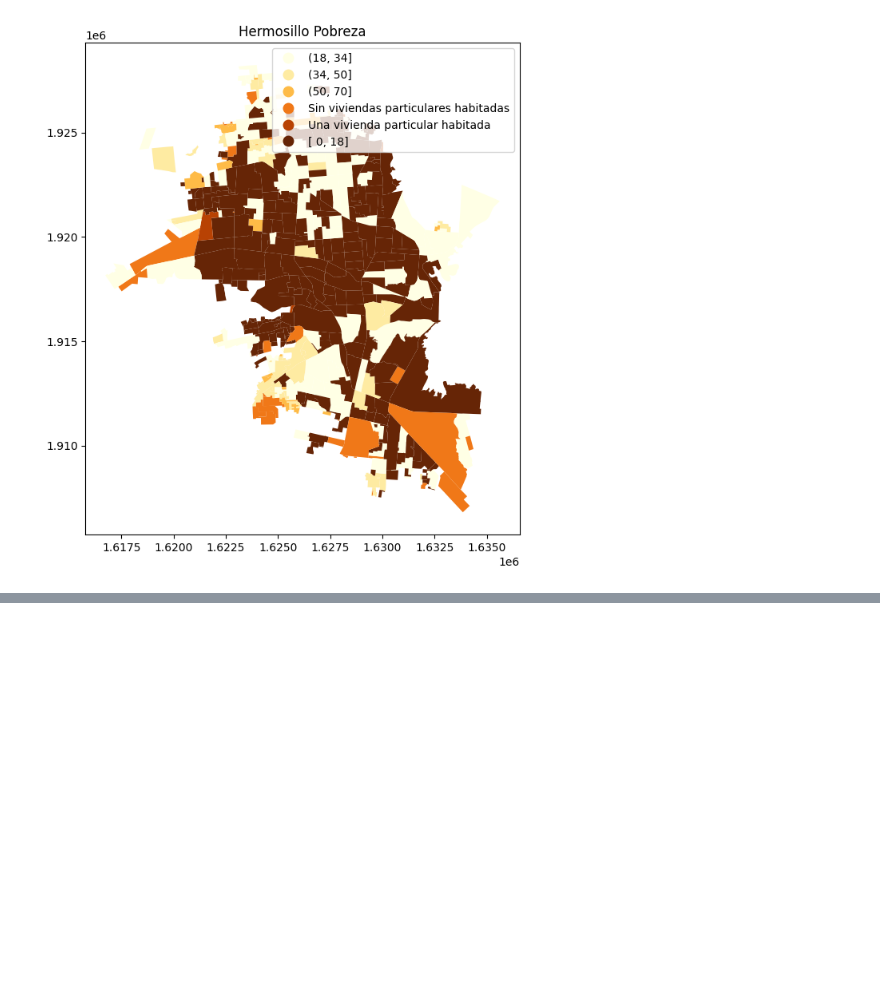
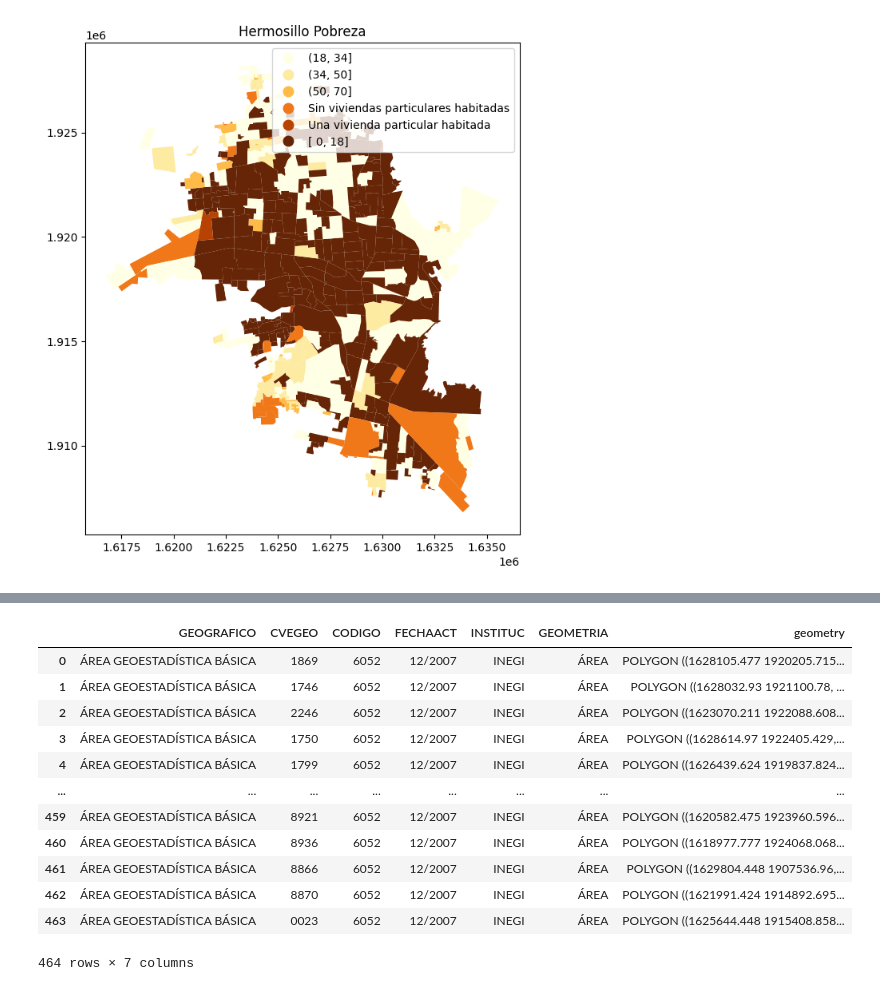
Before and after one commit to BSM-Analytics/proyecto-baches-hmo, a Jupyter notebook: notebooks/1.3_jmsd_socioeconomico_2015.ipynb, the cells around one changed output, grey strips where cells are left out. Cells and saved outputs as stored; diff of their text form; code cells hidden in the pictures; blank space fills up the shorter version.

```diff
--- a/notebooks/1.3_jmsd_socioeconomico_2015.ipynb
+++ b/notebooks/1.3_jmsd_socioeconomico_2015.ipynb
@@ -545,0 +587,17 @@ plt.show()
+# %%
+df.CVEGEO = df.CVEGEO.str[-4:]
+df
+# %% [output]
+|  | GEOGRAFICO | CVEGEO | CODIGO | FECHAACT | INSTITUC | GEOMETRIA | geometry |
+| 0 | ÁREA GEOESTADÍSTICA BÁSICA | 1869 | 6052 | 12/2007 | INEGI | ÁREA | POLYGON ((1628105.477 1920205.715... |
+| 1 | ÁREA GEOESTADÍSTICA BÁSICA | 1746 | 6052 | 12/2007 | INEGI | ÁREA | POLYGON ((1628032.93 1921100.78, ... |
+| 2 | ÁREA GEOESTADÍSTICA BÁSICA | 2246 | 6052 | 12/2007 | INEGI | ÁREA | POLYGON ((1623070.211 1922088.608... |
+| 3 | ÁREA GEOESTADÍSTICA BÁSICA | 1750 | 6052 | 12/2007 | INEGI | ÁREA | POLYGON ((1628614.97 1922405.429,... |
+| 4 | ÁREA GEOESTADÍSTICA BÁSICA | 1799 | 6052 | 12/2007 | INEGI | ÁREA | POLYGON ((1626439.624 1919837.824... |
+| ... | ... | ... | ... | ... | ... | ... | ... |
+| 459 | ÁREA GEOESTADÍSTICA BÁSICA | 8921 | 6052 | 12/2007 | INEGI | ÁREA | POLYGON ((1620582.475 1923960.596... |
+| 460 | ÁREA GEOESTADÍSTICA BÁSICA | 8936 | 6052 | 12/2007 | INEGI | ÁREA | POLYGON ((1618977.777 1924068.068... |
+| 461 | ÁREA GEOESTADÍSTICA BÁSICA | 8866 | 6052 | 12/2007 | INEGI | ÁREA | POLYGON ((1629804.448 1907536.96,... |
+| 462 | ÁREA GEOESTADÍSTICA BÁSICA | 8870 | 6052 | 12/2007 | INEGI | ÁREA | POLYGON ((1621991.424 1914892.695... |
+| 463 | ÁREA GEOESTADÍSTICA BÁSICA | 0023 | 6052 | 12/2007 | INEGI | ÁREA | POLYGON ((1625644.448 1915408.858... |
+464 rows × 7 columns
```
Also changed, not shown: parts of 5 cells of this notebook, 5 other files.
